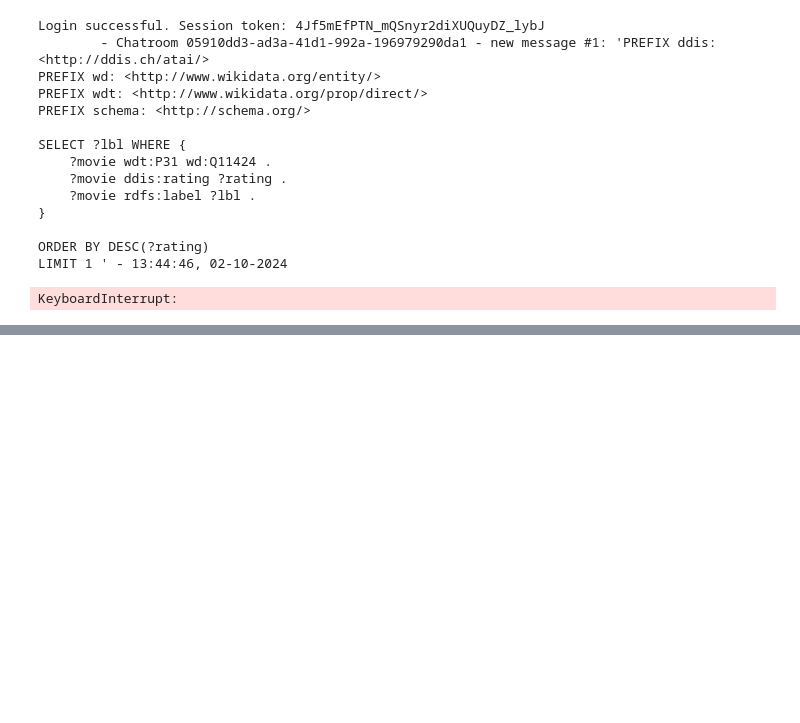
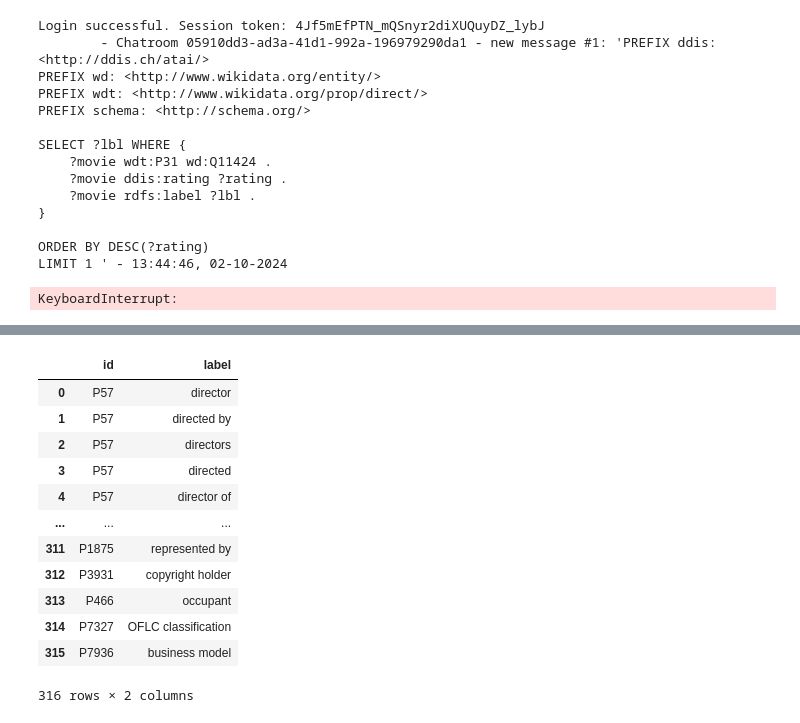
Before and after one commit to yyLeaves/ATiAI-speakeasy, a Jupyter notebook: notebooks/develop.ipynb, the cells around one changed output, grey strips where cells are left out. Drawn from its saved outputs; the diff is of its cells as text; code cells hidden in the pictures; blank space fills up the shorter version.

```diff
--- a/notebooks/develop.ipynb
+++ b/notebooks/develop.ipynb
@@ -164,0 +833,16 @@ KeyboardInterrupt:
+# %%
+df_rel_extended
+# %% [output]
+|  | id | label |
+| 0 | P57 | director |
+| 1 | P57 | directed by |
+| 2 | P57 | directors |
+| 3 | P57 | directed |
+| 4 | P57 | director of |
+| ... | ... | ... |
+| 311 | P1875 | represented by |
+| 312 | P3931 | copyright holder |
+| 313 | P466 | occupant |
+| 314 | P7327 | OFLC classification |
+| 315 | P7936 | business model |
+316 rows × 2 columns
```
Also changed, not shown: parts of 62 cells of this notebook, 12 other files.
